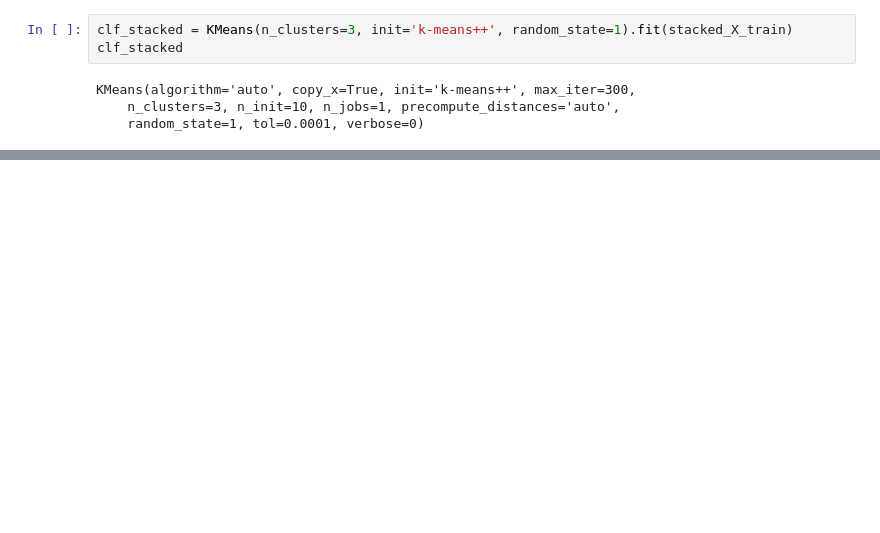
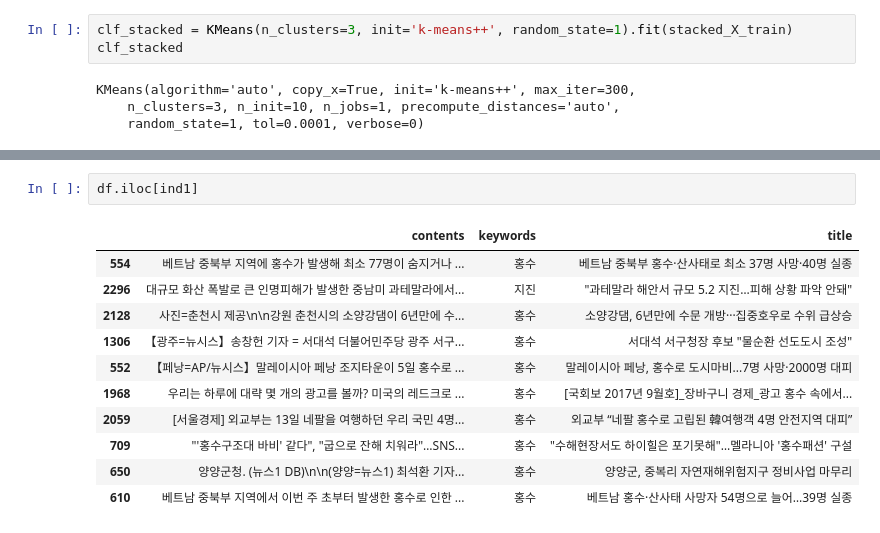
Before and after one commit to SeungKyoJin/crawl, a Jupyter notebook: doc2vec.ipynb, the cells around one changed output, grey strips where cells are left out. Cells and saved outputs as stored; diff of their text form; blank space fills up the shorter version.

```diff
--- a/doc2vec.ipynb
+++ b/doc2vec.ipynb
@@ -544,0 +588,14 @@ print(one, two, three)
+# %%
+df.iloc[ind1]
+# %% [output]
+|  | contents | keywords | title |
+| 554 | 베트남 중북부 지역에 홍수가 발생해 최소 77명이 숨지거나 ... | 홍수 | 베트남 중북부 홍수·산사태로 최소 37명 사망·40명 실종 |
+| 2296 | 대규모 화산 폭발로 큰 인명피해가 발생한 중남미 과테말라에서... | 지진 | "과테말라 해안서 규모 5.2 지진…피해 상황 파악 안돼" |
+| 2128 | 사진=춘천시 제공\n\n강원 춘천시의 소양강댐이 6년만에 수... | 홍수 | 소양강댐, 6년만에 수문 개방···집중호우로 수위 급상승 |
+| 1306 | 【광주=뉴시스】송창헌 기자 = 서대석 더불어민주당 광주 서구... | 홍수 | 서대석 서구청장 후보 "물순환 선도도시 조성" |
+| 552 | 【페낭=AP/뉴시스】말레이시아 페낭 조지타운이 5일 홍수로 ... | 홍수 | 말레이시아 페낭, 홍수로 도시마비...7명 사망·2000명 대피 |
+| 1968 | 우리는 하루에 대략 몇 개의 광고를 볼까? 미국의 레드크로 ... | 홍수 | [국회보 2017년 9월호]_장바구니 경제_광고 홍수 속에서... |
+| 2059 | [서울경제] 외교부는 13일 네팔을 여행하던 우리 국민 4명... | 홍수 | 외교부 “네팔 홍수로 고립된 韓여행객 4명 안전지역 대피” |
+| 709 | "'홍수구조대 바비' 같다", "굽으로 잔해 치워라"…SNS... | 홍수 | "수해현장서도 하이힐은 포기못해"…멜라니아 '홍수패션' 구설 |
+| 650 | 양양군청. (뉴스1 DB)\n\n(양양=뉴스1) 최석환 기자... | 홍수 | 양양군, 중복리 자연재해위험지구 정비사업 마무리 |
+| 610 | 베트남 중북부 지역에서 이번 주 초부터 발생한 홍수로 인한 ... | 홍수 | 베트남 홍수·산사태 사망자 54명으로 늘어…39명 실종 |
```
Also changed, not shown: parts of 30 cells of this notebook, 1 other file.
